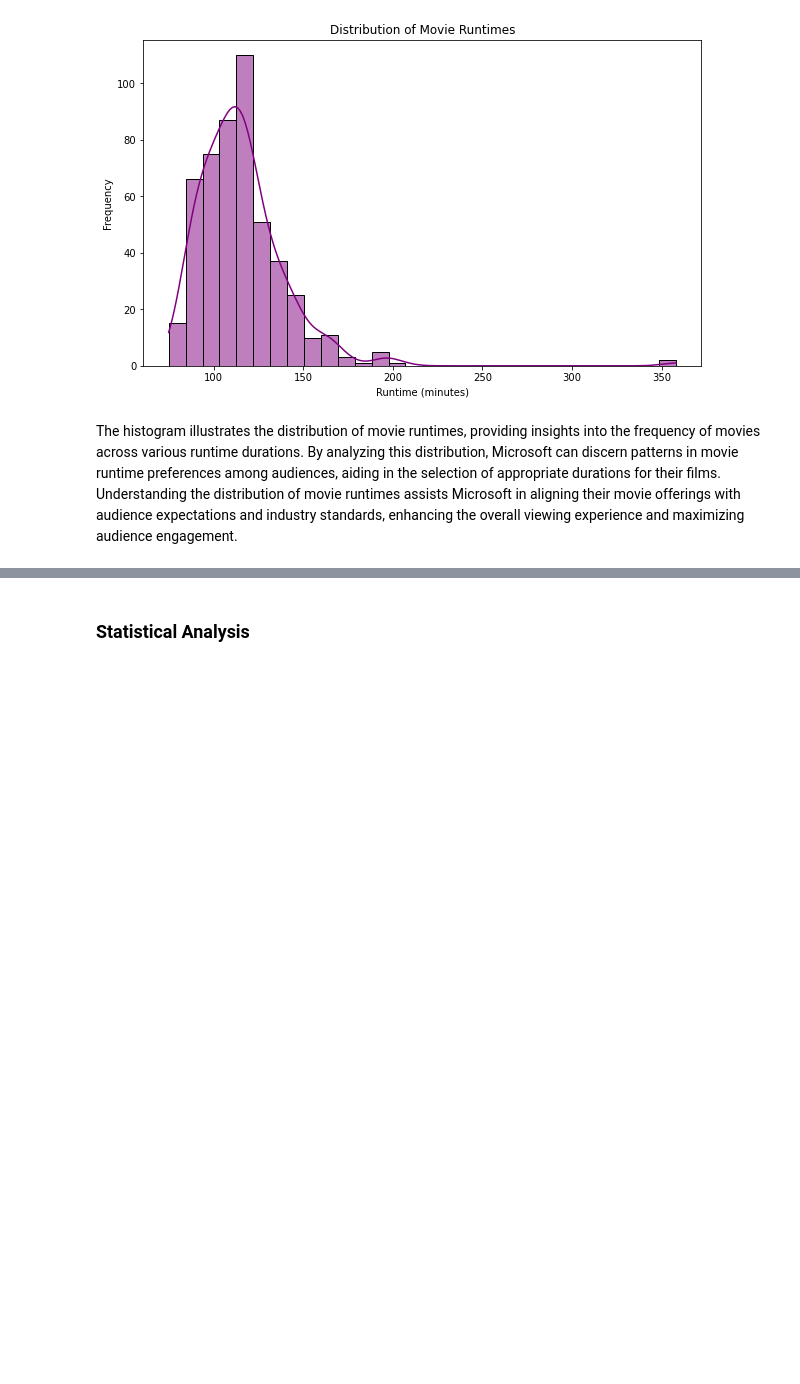
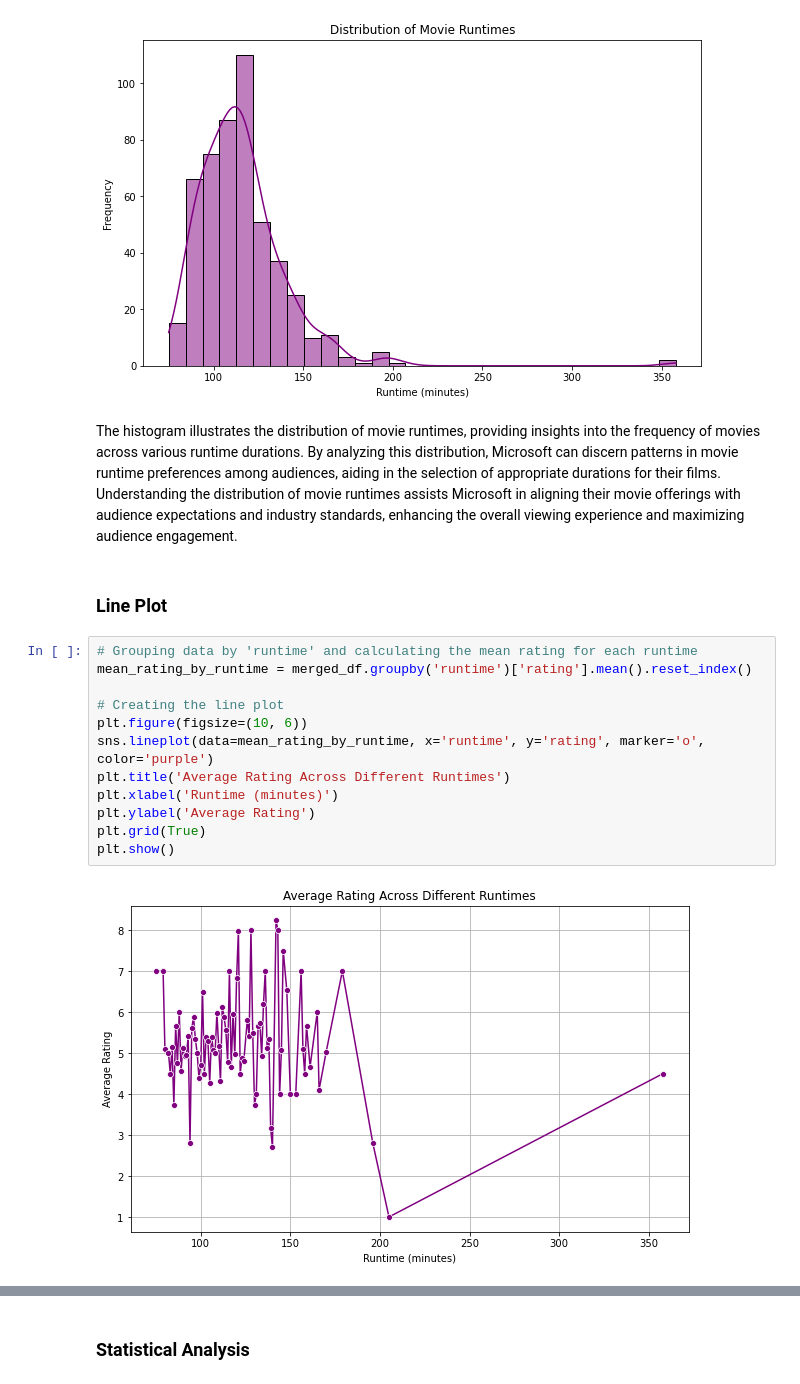
Before and after one commit to olivemideva/dsc-phase-1-project-v2-4, a Jupyter notebook: student.ipynb, the cells around one changed output, grey strips where cells are left out. Saved outputs shown, nothing was run; the diff lists cells and outputs as text; blank space fills up the shorter version.

```diff
--- a/student.ipynb
+++ b/student.ipynb
@@ -727,3 +727,19 @@ plt.show()
 [figure]
 # %% [markdown]
 The histogram illustrates the distribution of movie runtimes, providing insights into the frequency of movies across various runtime durations. By analyzing this distribution, Microsoft can discern patterns in movie runtime preferences among audiences, aiding in the selection of appropriate durations for their films. Understanding the distribution of movie runtimes assists Microsoft in aligning their movie offerings with audience expectations and industry standards, enhancing the overall viewing experience and maximizing audience engagement.
+# %% [markdown]
+### Line Plot
+# %%
+# Grouping data by 'runtime' and calculating the mean rating for each runtime
+mean_rating_by_runtime = merged_df.groupby('runtime')['rating'].mean().reset_index()
+
+# Creating the line plot
+plt.figure(figsize=(10, 6))
+sns.lineplot(data=mean_rating_by_runtime, x='runtime', y='rating', marker='o', color='purple')
+plt.title('Average Rating Across Different Runtimes')
+plt.xlabel('Runtime (minutes)')
+plt.ylabel('Average Rating')
+plt.grid(True)
+plt.show()
+# %% [output]
+[figure, added]
```
Also changed, not shown: parts of 7 cells of this notebook.
